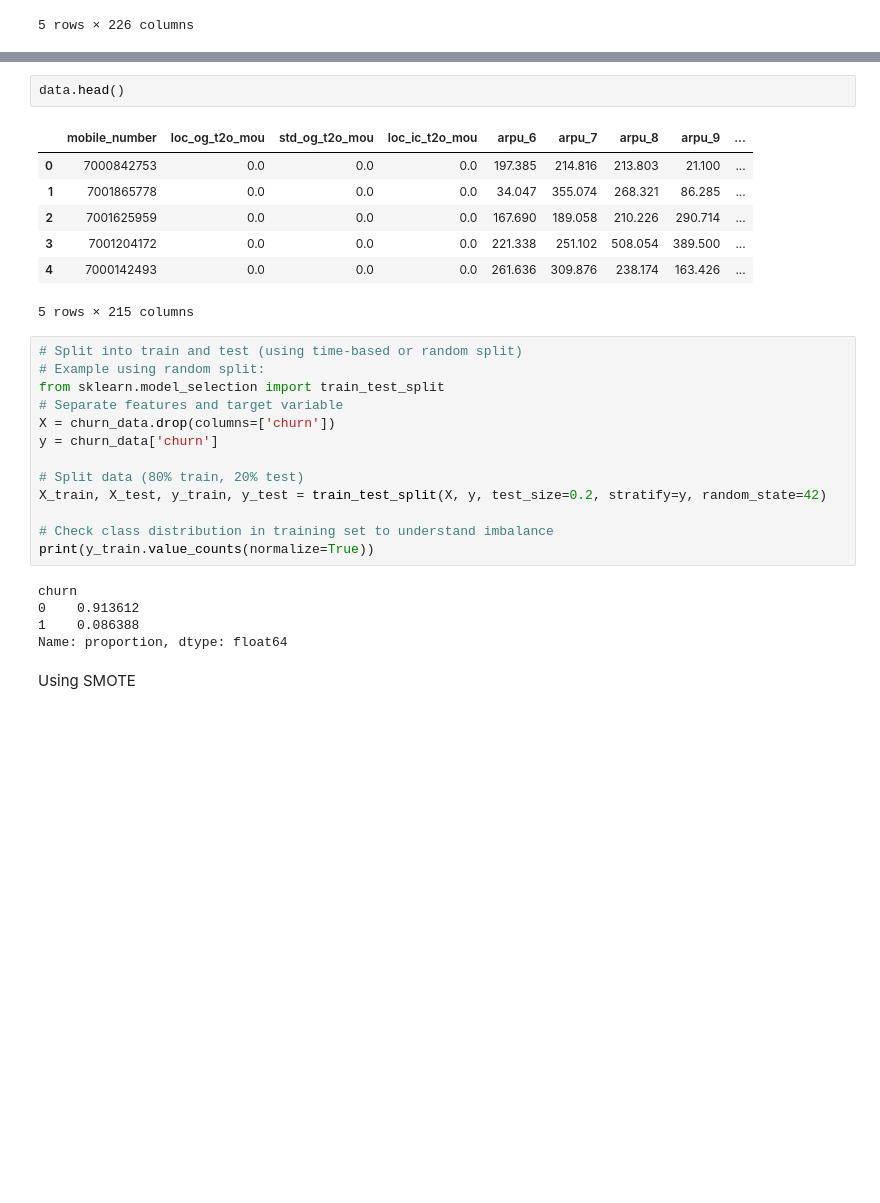
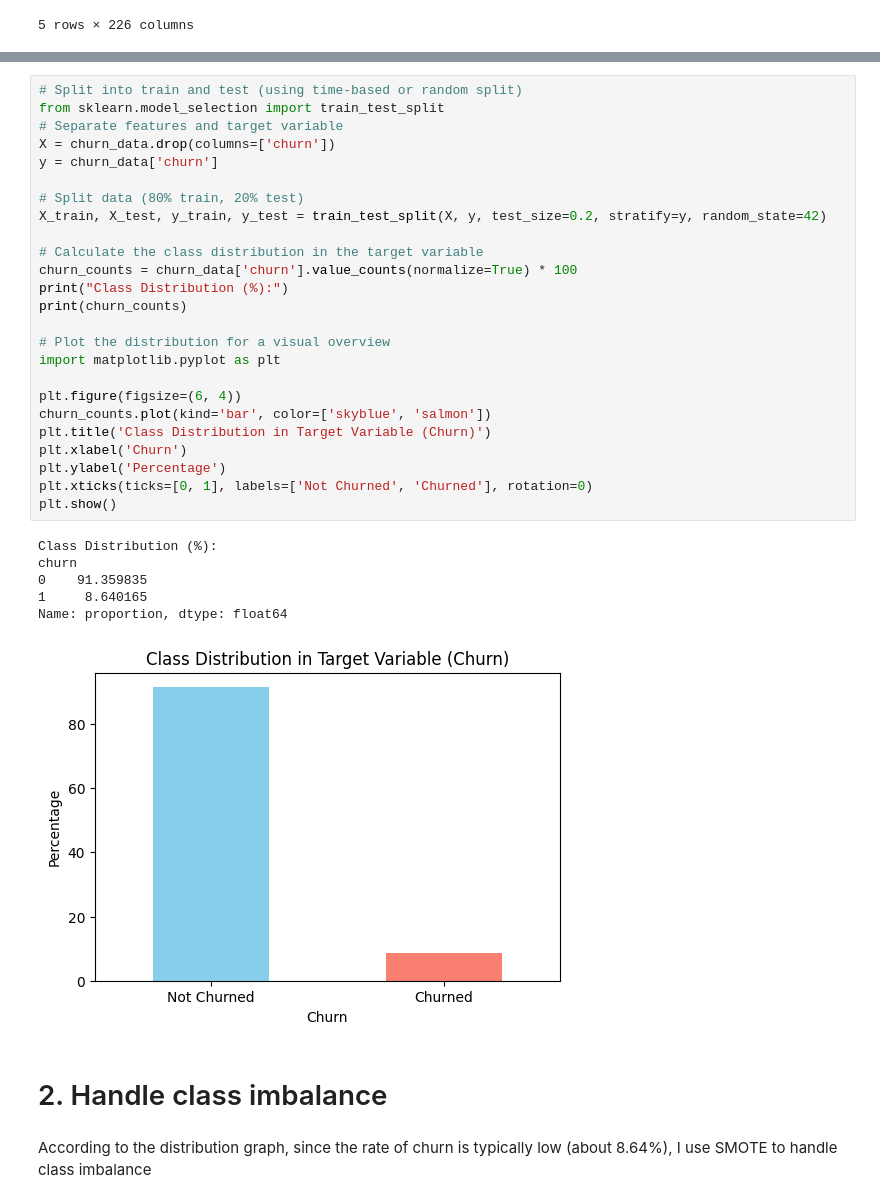
Before and after one commit to datle0911/upGrad-domain-oriented-case-study, a Jupyter notebook: churn-code.ipynb, the cells around one changed output, grey strips where cells are left out. Drawn from its saved outputs; the diff is of its cells as text; blank space fills up the shorter version.

```diff
--- a/churn-code.ipynb
+++ b/churn-code.ipynb
@@ -67,33 +124,39 @@ churn_data = high_value_data.drop([col for col in high_value_data.columns if '_9
-# %%
-data.head()
-# %% [output]
-|  | mobile_number | loc_og_t2o_mou | std_og_t2o_mou | loc_ic_t2o_mou | arpu_6 | arpu_7 | arpu_8 | arpu_9 | ... |
-| 0 | 7000842753 | 0.0 | 0.0 | 0.0 | 197.385 | 214.816 | 213.803 | 21.100 | ... |
-| 1 | 7001865778 | 0.0 | 0.0 | 0.0 | 34.047 | 355.074 | 268.321 | 86.285 | ... |
-| 2 | 7001625959 | 0.0 | 0.0 | 0.0 | 167.690 | 189.058 | 210.226 | 290.714 | ... |
-| 3 | 7001204172 | 0.0 | 0.0 | 0.0 | 221.338 | 251.102 | 508.054 | 389.500 | ... |
-| 4 | 7000142493 | 0.0 | 0.0 | 0.0 | 261.636 | 309.876 | 238.174 | 163.426 | ... |
-5 rows × 215 columns
 # %%
 # Split into train and test (using time-based or random split)
-# Example using random split:
 from sklearn.model_selection import train_test_split
 # Separate features and target variable
 X = churn_data.drop(columns=['churn'])
 y = churn_data['churn']
 
 # Split data (80% train, 20% test)
 X_train, X_test, y_train, y_test = train_test_split(X, y, test_size=0.2, stratify=y, random_state=42)
 
-# Check class distribution in training set to understand imbalance
-print(y_train.value_counts(normalize=True))
+# Calculate the class distribution in the target variable
+churn_counts = churn_data['churn'].value_counts(normalize=True) * 100
+print("Class Distribution (%):")
+print(churn_counts)
+
+# Plot the distribution for a visual overview
+import matplotlib.pyplot as plt
+
+plt.figure(figsize=(6, 4))
+churn_counts.plot(kind='bar', color=['skyblue', 'salmon'])
+plt.title('Class Distribution in Target Variable (Churn)')
+plt.xlabel('Churn')
+plt.ylabel('Percentage')
+plt.xticks(ticks=[0, 1], labels=['Not Churned', 'Churned'], rotation=0)
+plt.show()
 # %% [output]
+Class Distribution (%):
 churn
-0    0.913612
-1    0.086388
+0    91.359835
+1     8.640165
 Name: proportion, dtype: float64
+[figure, added]
+# %% [markdown]
+# 2. Handle class imbalance
 # %% [markdown]
-Using SMOTE
+According to the distribution graph, since the rate of churn is typically low (about 8.64%), I use SMOTE to handle class imbalance
 # %%
 # from imblearn.over_sampling import SMOTE
 
```
Also changed, not shown: parts of 27 cells of this notebook.
